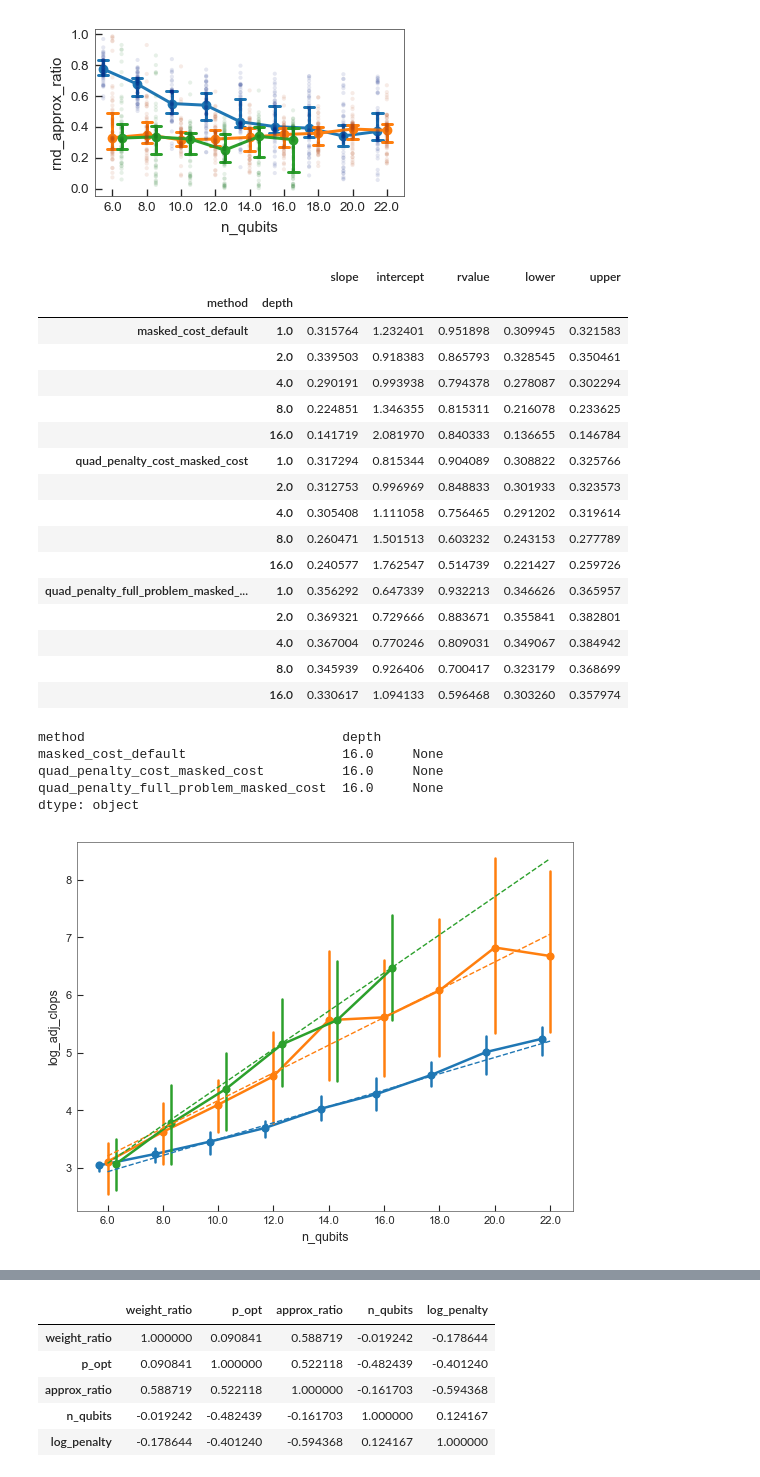
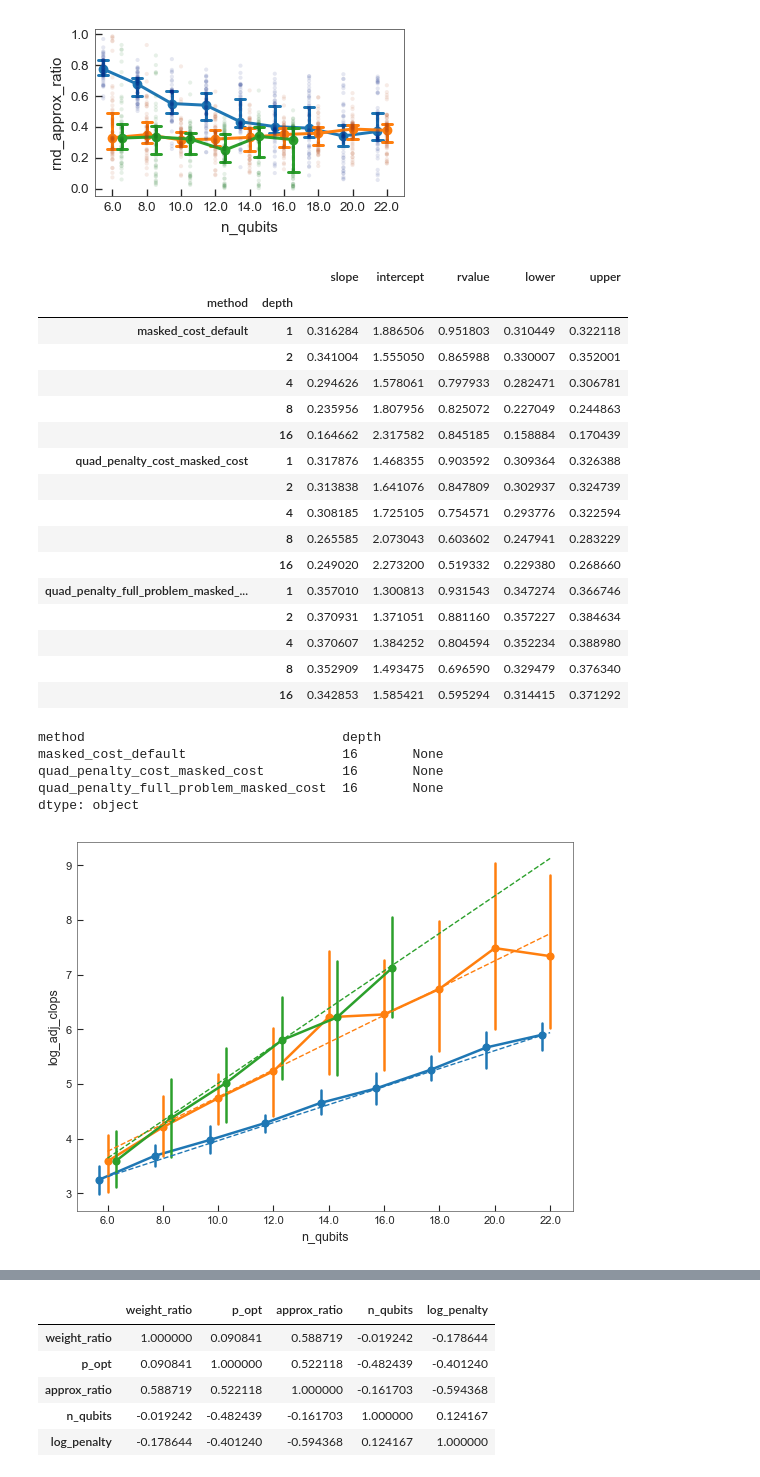
Before and after one commit to dbucher97/fast-qaoa-c, a Jupyter notebook: notebooks/eval/int_analysis.ipynb, the cells around one changed output, grey strips where cells are left out. Drawn from its saved outputs; the diff is of its cells as text; code cells hidden in the pictures.

```diff
--- a/notebooks/eval/int_analysis.ipynb
+++ b/notebooks/eval/int_analysis.ipynb
@@ -60,7 +57,7 @@ fig.tight_layout()
 # %%
 add_lengths_to_df(df, IntegerKnapsack)
 # %%
-df["adj_clops"] = df.clops / df.p_opt
+df["adj_clops"] = df.clops * np.log(0.01) / np.log(1 - df.p_opt)
 df["log_adj_clops"] = np.log10(df.adj_clops)
 
 df_fit = fit_multi(df, x="n_qubits", y="log_adj_clops", groupby=["method", "depth"])
@@ -69,45 +66,45 @@ df_fit
 # %% [output]
 |  |  | slope | intercept | rvalue | lower | upper |
 | method | depth |  |  |  |  |  |
-| masked_cost_default | 1.0 | 0.315764 | 1.232401 | 0.951898 | 0.309945 | 0.321583 |
-|  | 2.0 | 0.339503 | 0.918383 | 0.865793 | 0.328545 | 0.350461 |
-|  | 4.0 | 0.290191 | 0.993938 | 0.794378 | 0.278087 | 0.302294 |
-|  | 8.0 | 0.224851 | 1.346355 | 0.815311 | 0.216078 | 0.233625 |
-|  | 16.0 | 0.141719 | 2.081970 | 0.840333 | 0.136655 | 0.146784 |
-| quad_penalty_cost_masked_cost | 1.0 | 0.317294 | 0.815344 | 0.904089 | 0.308822 | 0.325766 |
-|  | 2.0 | 0.312753 | 0.996969 | 0.848833 | 0.301933 | 0.323573 |
-|  | 4.0 | 0.305408 | 1.111058 | 0.756465 | 0.291202 | 0.319614 |
-|  | 8.0 | 0.260471 | 1.501513 | 0.603232 | 0.243153 | 0.277789 |
-|  | 16.0 | 0.240577 | 1.762547 | 0.514739 | 0.221427 | 0.259726 |
-| quad_penalty_full_problem_masked_... | 1.0 | 0.356292 | 0.647339 | 0.932213 | 0.346626 | 0.365957 |
-|  | 2.0 | 0.369321 | 0.729666 | 0.883671 | 0.355841 | 0.382801 |
-|  | 4.0 | 0.367004 | 0.770246 | 0.809031 | 0.349067 | 0.384942 |
-|  | 8.0 | 0.345939 | 0.926406 | 0.700417 | 0.323179 | 0.368699 |
-|  | 16.0 | 0.330617 | 1.094133 | 0.596468 | 0.303260 | 0.357974 |
+| masked_cost_default | 1 | 0.316284 | 1.886506 | 0.951803 | 0.310449 | 0.322118 |
+|  | 2 | 0.341004 | 1.555050 | 0.865988 | 0.330007 | 0.352001 |
+|  | 4 | 0.294626 | 1.578061 | 0.797933 | 0.282471 | 0.306781 |
+|  | 8 | 0.235956 | 1.807956 | 0.825072 | 0.227049 | 0.244863 |
+|  | 16 | 0.164662 | 2.317582 | 0.845185 | 0.158884 | 0.170439 |
+| quad_penalty_cost_masked_cost | 1 | 0.317876 | 1.468355 | 0.903592 | 0.309364 | 0.326388 |
+|  | 2 | 0.313838 | 1.641076 | 0.847809 | 0.302937 | 0.324739 |
+|  | 4 | 0.308185 | 1.725105 | 0.754571 | 0.293776 | 0.322594 |
+|  | 8 | 0.265585 | 2.073043 | 0.603602 | 0.247941 | 0.283229 |
+|  | 16 | 0.249020 | 2.273200 | 0.519332 | 0.229380 | 0.268660 |
+| quad_penalty_full_problem_masked_... | 1 | 0.357010 | 1.300813 | 0.931543 | 0.347274 | 0.366746 |
+|  | 2 | 0.370931 | 1.371051 | 0.881160 | 0.357227 | 0.384634 |
+|  | 4 | 0.370607 | 1.384252 | 0.804594 | 0.352234 | 0.388980 |
+|  | 8 | 0.352909 | 1.493475 | 0.696590 | 0.329479 | 0.376340 |
+|  | 16 | 0.342853 | 1.585421 | 0.595294 | 0.314415 | 0.371292 |
 # %%
 # qp.plot_setup()
 
-sns.pointplot(df.qaoauery("depth==16"), x="n_qubits", y="log_adj_clops", hue="method", dodge=0.3, legend=False, errorbar=("pi",50))
+sns.pointplot(df.query("depth==16"), x="n_qubits", y="log_adj_clops", hue="method", dodge=0.3, legend=False, errorbar=("pi",50))
 # x = np.arange(6, 24, 2)
 # plt.plot(x, (0.2829 + 0.005) * x + 1.04)
 
 # plt.yscale("log")
 
 
 
 x = np.linspace(6, 22, 100)
 xi = np.linspace(0, (22 - 6) / 2, 100)
 def plot_fit(d):
     plt.plot(xi,  d.intercept + d.slope * x, linestyle="--")
 
 df_fit.query("depth == 16").apply(plot_fit, axis=1)
 # %% [output]
 method                                 depth
-masked_cost_default                    16.0     None
-quad_penalty_cost_masked_cost          16.0     None
-quad_penalty_full_problem_masked_cost  16.0     None
+masked_cost_default                    16       None
+quad_penalty_cost_masked_cost          16       None
+quad_penalty_full_problem_masked_cost  16       None
 dtype: object
-[figure, old version]
+[figure, new version]
 # %%
 qp.plot_setup()
 df_fit["exp_slope"] = np.exp(df_fit.slope)
```
Also changed, not shown: parts of 10 cells of this notebook, 1 other file.
